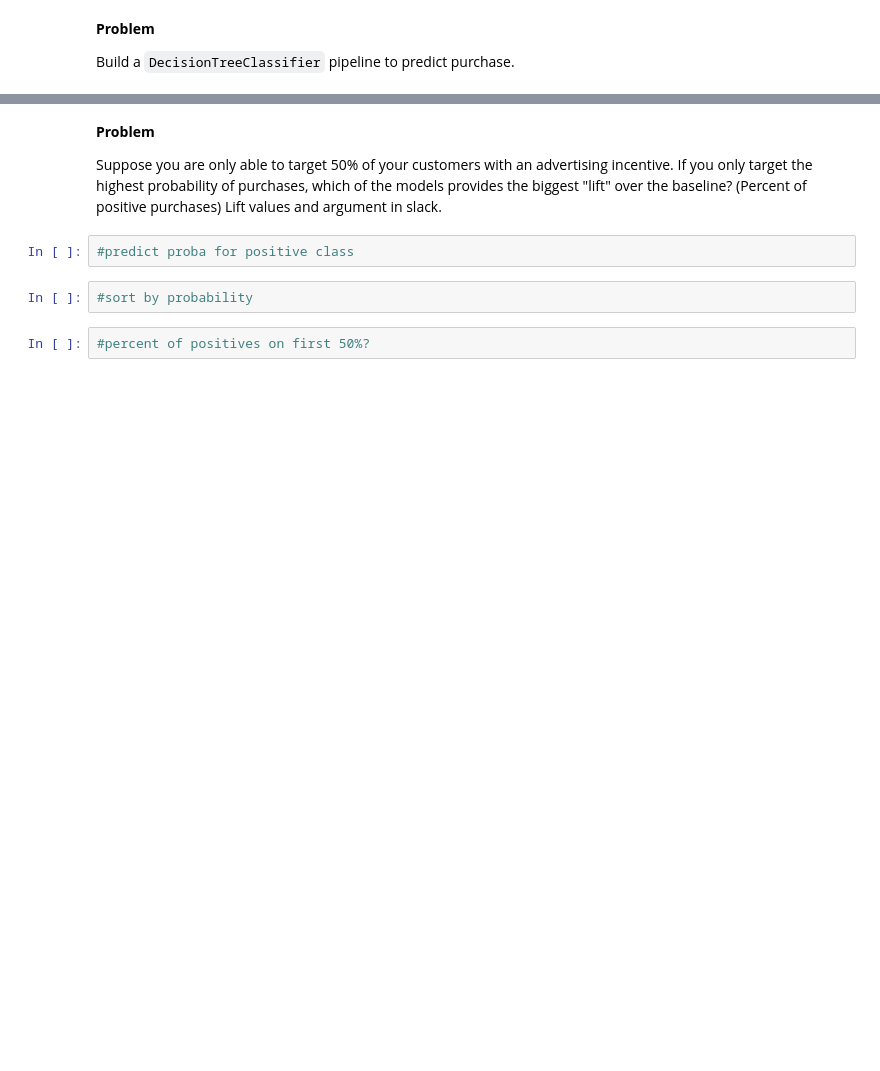
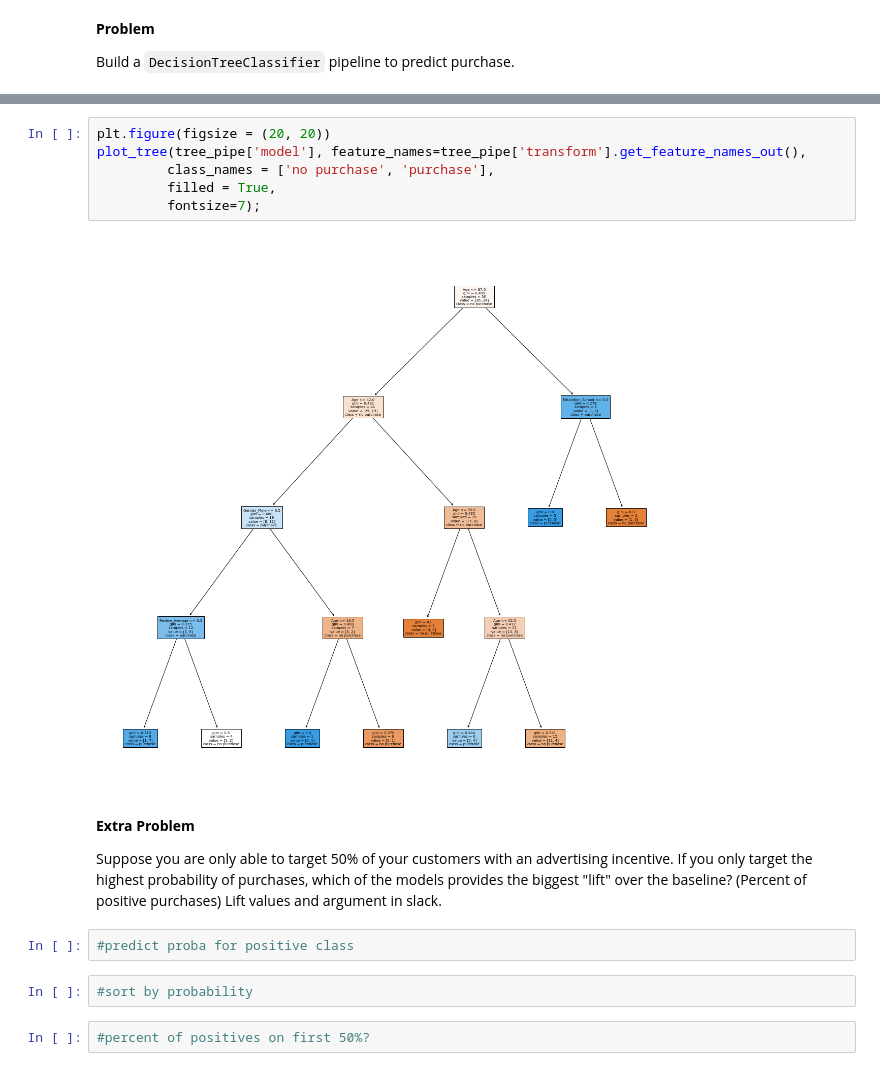
Before and after one commit to jfkoehler/nyu_bootcamp_fa24, a Jupyter notebook: _build/jupyter_execute/intro_decision_tree.ipynb, the cells around one changed output, grey strips where cells are left out. Saved outputs shown, nothing was run; the diff lists cells and outputs as text; blank space fills up the shorter version.

```diff
--- a/_build/jupyter_execute/intro_decision_tree.ipynb
+++ b/_build/jupyter_execute/intro_decision_tree.ipynb
@@ -177,5 +281,13 @@ What is your goal and which classifier does a better job at this?  Confusion mat
+# %%
+plt.figure(figsize = (20, 20))
+plot_tree(tree_pipe['model'], feature_names=tree_pipe['transform'].get_feature_names_out(),
+         class_names = ['no purchase', 'purchase'],
+         filled = True,
+         fontsize=7);
+# %% [output]
+[figure, added]
 # %% [markdown]
-**Problem**
+**Extra Problem**
 
 Suppose you are only able to target 50% of your customers with an advertising incentive.  If you only target the highest probability of purchases, which of the models provides the biggest "lift" over the baseline? (Percent of positive purchases) Lift values and argument in slack.
 # %%
```
Also changed, not shown: parts of 38 cells of this notebook, 12 other files.
